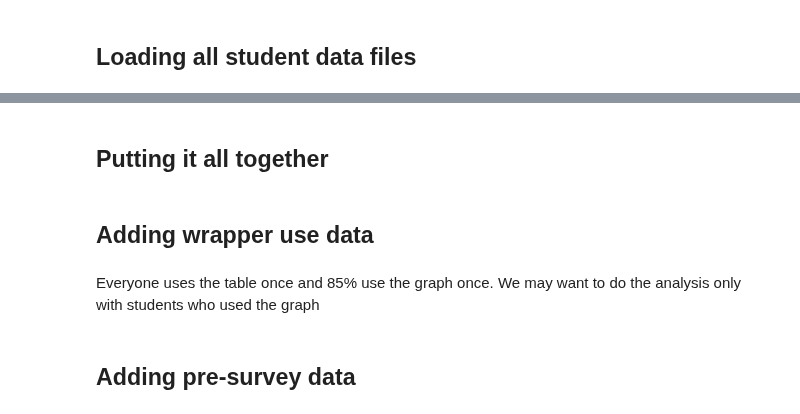
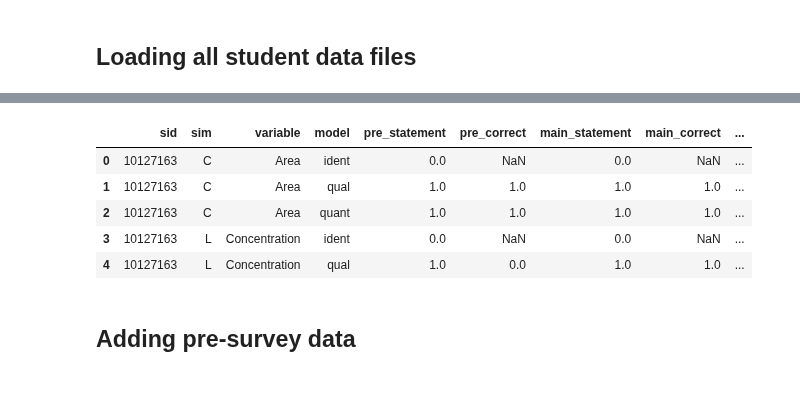
Before and after one commit to jmassall/inquiry_virtualLabs_study, a Jupyter notebook: analysis/storyline_journal_paper.ipynb, the cells around one changed output, grey strips where cells are left out. Saved outputs shown, nothing was run; the diff lists cells and outputs as text; code cells hidden in the pictures; blank space fills up the shorter version.

Commit message:
Almost complete mapping all data sources

```diff
--- a/analysis/storyline_journal_paper.ipynb
+++ b/analysis/storyline_journal_paper.ipynb
@@ -81,4 +106,9 @@ cvs_df = cvs_df[cvs_df['variable'].isin(variables)]
+# %%
+data = worksheet_df.copy()
+data = data.merge(cvs_df, how='outer', on=['sid','variable']);
+data = data.merge(transfer_df, how='outer', on=['sid','variable']);
+data = data.merge(wrapper_use_df, how='outer', on=['sid']);
 # %%
+## We add the student activity order
 order = dict(zip(meta_df.index,meta_df['activity order']))
-graph_cvs_df['activity order'] = graph_cvs_df.studentid.apply(lambda sid: order[sid])
-table_cvs_df['activity order'] = table_cvs_df.studentid.apply(lambda sid: order[sid])
+data['activity order'] = data.sid.apply(lambda sid: order[sid])
@@ -165,18 +115,11 @@ C_scores['sim_index'] = C_scores.apply(lambda row: table_cvs_2_df.loc[table_cvs_
-# %% [markdown]
-## Putting it all together
-# %%
-data = pd.concat([L_scores,C_scores])
-# data['intervals_in_table'] = data.apply(lambda row: table_intervals_df.loc[table_intervals_df[table_intervals_df['studentid']==row['sid']].index[0],row['variable']],axis=1)
-# data['CVS_table_only'] = data.apply(lambda row: row['CVS_table']*(1-row['CVS_graph']), axis = 1)
-data = data.reset_index(drop=True)
-# %% [markdown]
-## Adding wrapper use data
-# %%
-use_wrapper_df = pd.read_csv('use_wrapper_results.txt', sep='\t')
-data['use_table'] = data.apply(lambda row: use_wrapper_df.loc[use_wrapper_df[use_wrapper_df['studentid']==row['sid']].index[0],'use_table'], axis=1)
-data['use_graph'] = data.apply(lambda row: use_wrapper_df.loc[use_wrapper_df[use_wrapper_df['studentid']==row['sid']].index[0],'use_graph'], axis=1)
-data[['use_table','use_graph']].describe()
-# %% [markdown]
-Everyone uses the table once and 85% use the graph once. We may want to do the analysis only with students who used the graph
+# %%
+data.head()
+# %% [output]
+|  | sid | sim | variable | model | pre_statement | pre_correct | main_statement | main_correct | ... |
+| 0 | 10127163 | C | Area | ident | 0.0 | NaN | 0.0 | NaN | ... |
+| 1 | 10127163 | C | Area | qual | 1.0 | 1.0 | 1.0 | 1.0 | ... |
+| 2 | 10127163 | C | Area | quant | 1.0 | 1.0 | 1.0 | 1.0 | ... |
+| 3 | 10127163 | L | Concentration | ident | 0.0 | NaN | 0.0 | NaN | ... |
+| 4 | 10127163 | L | Concentration | qual | 1.0 | 0.0 | 1.0 | 1.0 | ... |
 # %% [markdown]
 ## Adding pre-survey data
```
Also changed, not shown: parts of 23 cells of this notebook.
